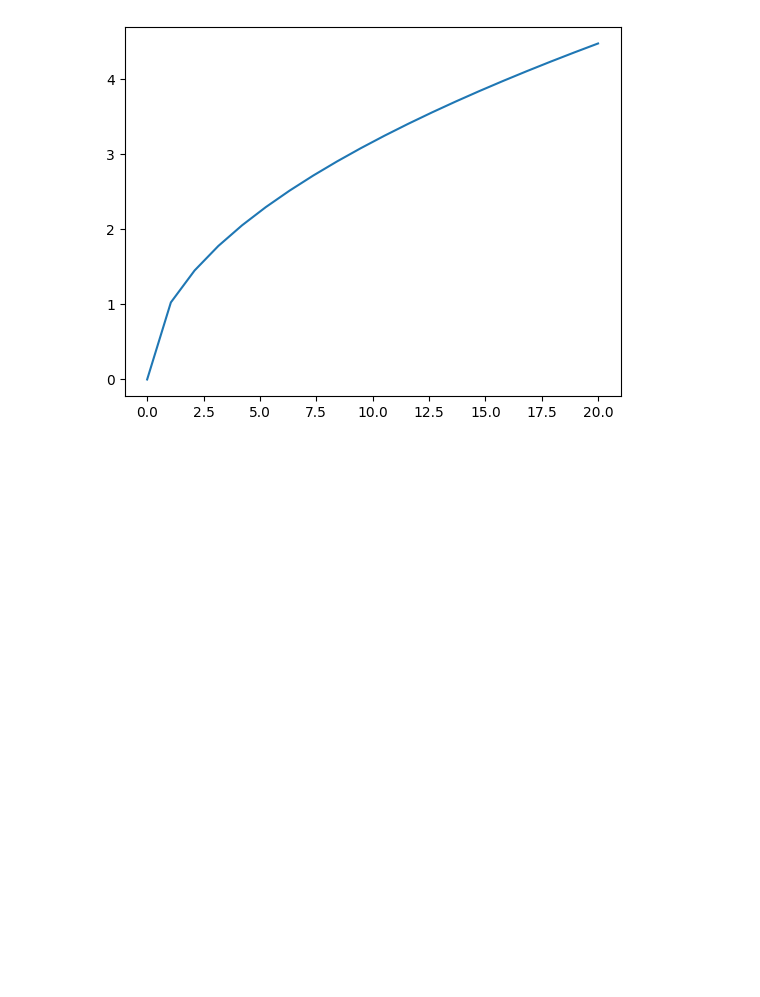
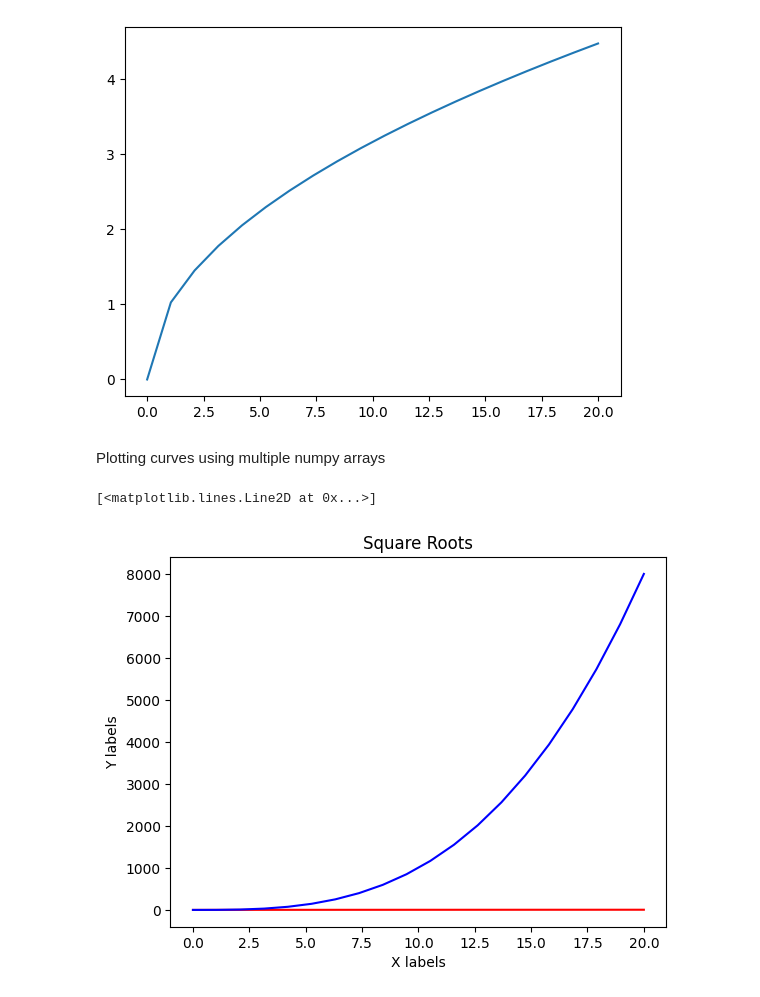
Before and after one commit to KennedyMungai/numpy_proper_intro, a Jupyter notebook: numpy.ipynb, the cells around one changed output. Cells and saved outputs as stored; diff of their text form; code cells hidden in the pictures; blank space fills up the shorter version.

Commit message:
Made a graph to show the different sxponent curves for square roots and cube roots

```diff
--- a/numpy.ipynb
+++ b/numpy.ipynb
@@ -456,3 +456,17 @@ plt.plot(x_vals, y_vals)
  18.94736842 20.        ]
 [<matplotlib.lines.Line2D at 0x...>]
 [figure]
+# %% [markdown]
+<p>Plotting curves using multiple numpy arrays</p>
+# %%
+x_vals = np.linspace(0, 20, 20)
+y_vals = [math.sqrt(i) for i in x_vals]
+y2_vals = x_vals ** 3
+plt.xlabel("X labels")
+plt.ylabel("Y labels")
+plt.title("Square Roots")
+plt.plot(x_vals, y_vals, 'r', label="Square Roots")
+plt.plot(x_vals, y2_vals, 'b', label="Cube Roots")
+# %% [output]
+[<matplotlib.lines.Line2D at 0x...>]
+[figure, added]
```
